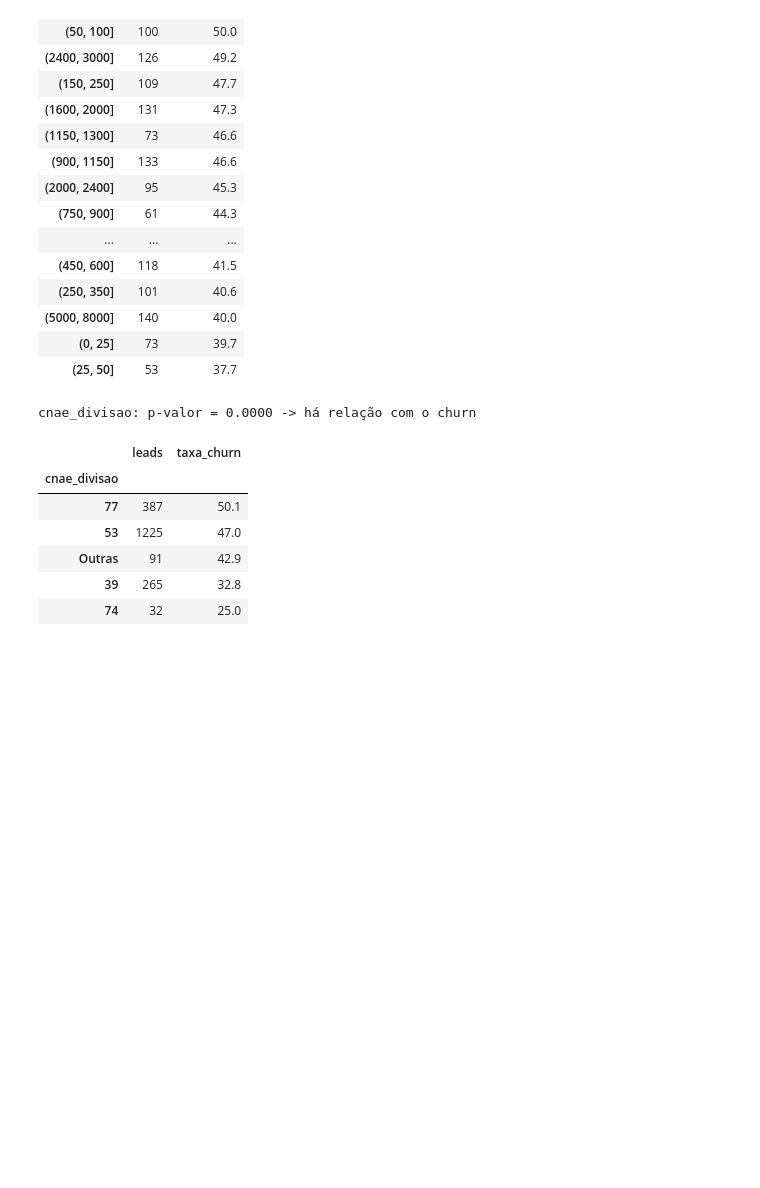
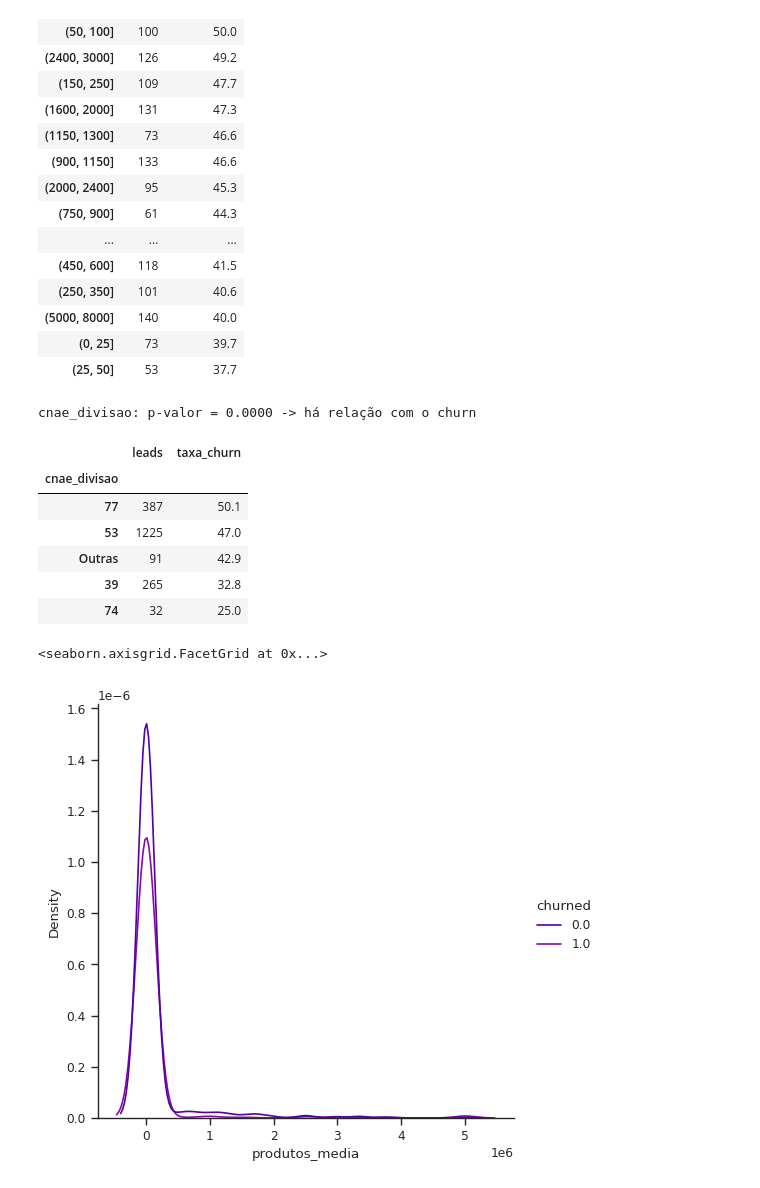
Before and after one commit to lgns-cin/CIN0144, a Jupyter notebook: EDA/com_pedidos.ipynb, the cells around one changed output. Saved outputs shown, nothing was run; the diff lists cells and outputs as text; code cells hidden in the pictures; blank space fills up the shorter version.

```diff
--- a/EDA/com_pedidos.ipynb
+++ b/EDA/com_pedidos.ipynb
@@ -866,0 +891,17 @@ cnae_divisao: p-valor = 0.0000 -> há relação com o churn
+# %%
+from numpy import nan, average
+
+def pegar_media(intervalo: str) -> float:
+    if not isinstance(intervalo, str):
+        return nan
+    a, b = intervalo[1:-1].split(', ')
+    return 0.5*(float(a)+float(b))
+
+joined['produtos_media'] = joined.produtos.apply(pegar_media)
+
+medias_produto_por_cliente = joined.get(['id_cliente', 'produtos_media', 'churned']).groupby('id_cliente').aggregate(average)
+
+seaborn.displot(data=medias_produto_por_cliente, x='produtos_media', hue='churned', kind='kde')
+# %% [output]
+<seaborn.axisgrid.FacetGrid at 0x...>
+[figure, added]
```
Also changed, not shown: parts of 8 cells of this notebook.
